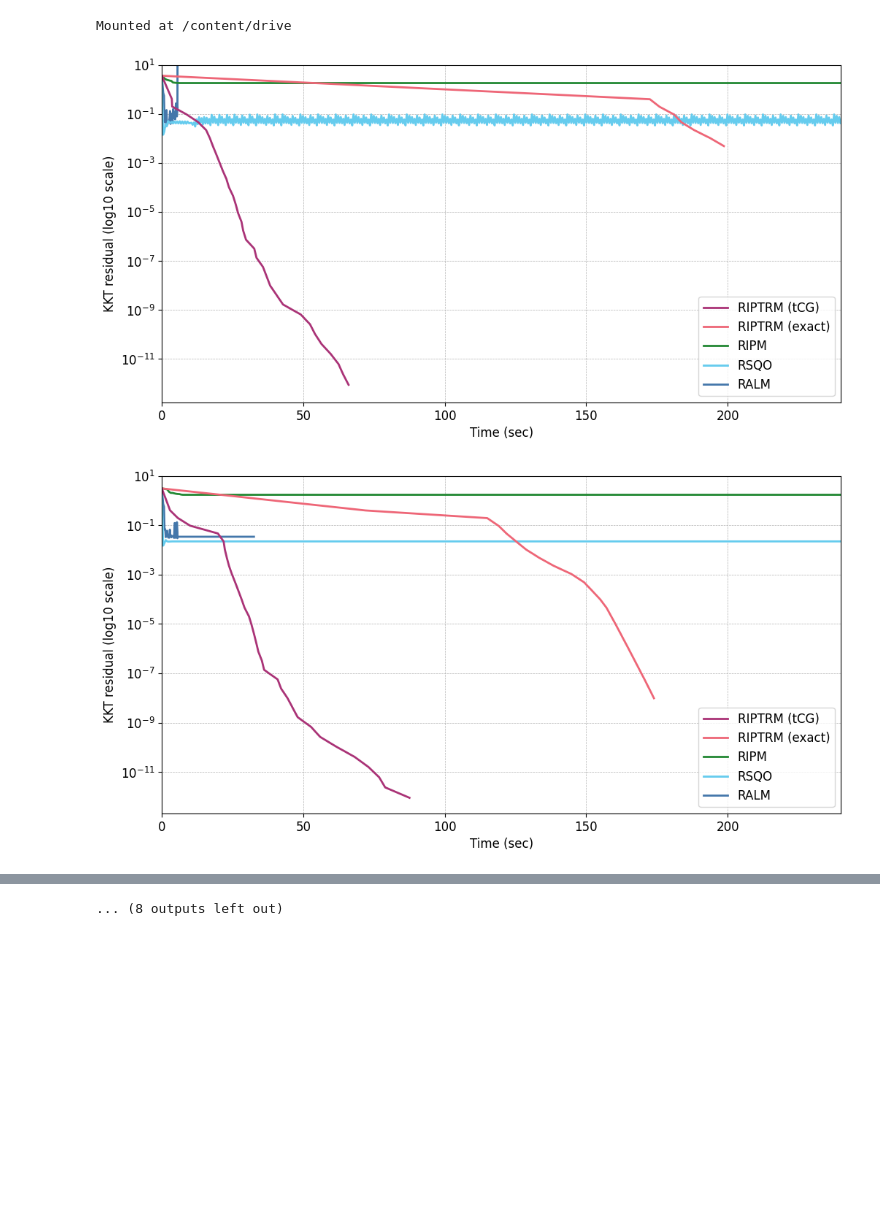
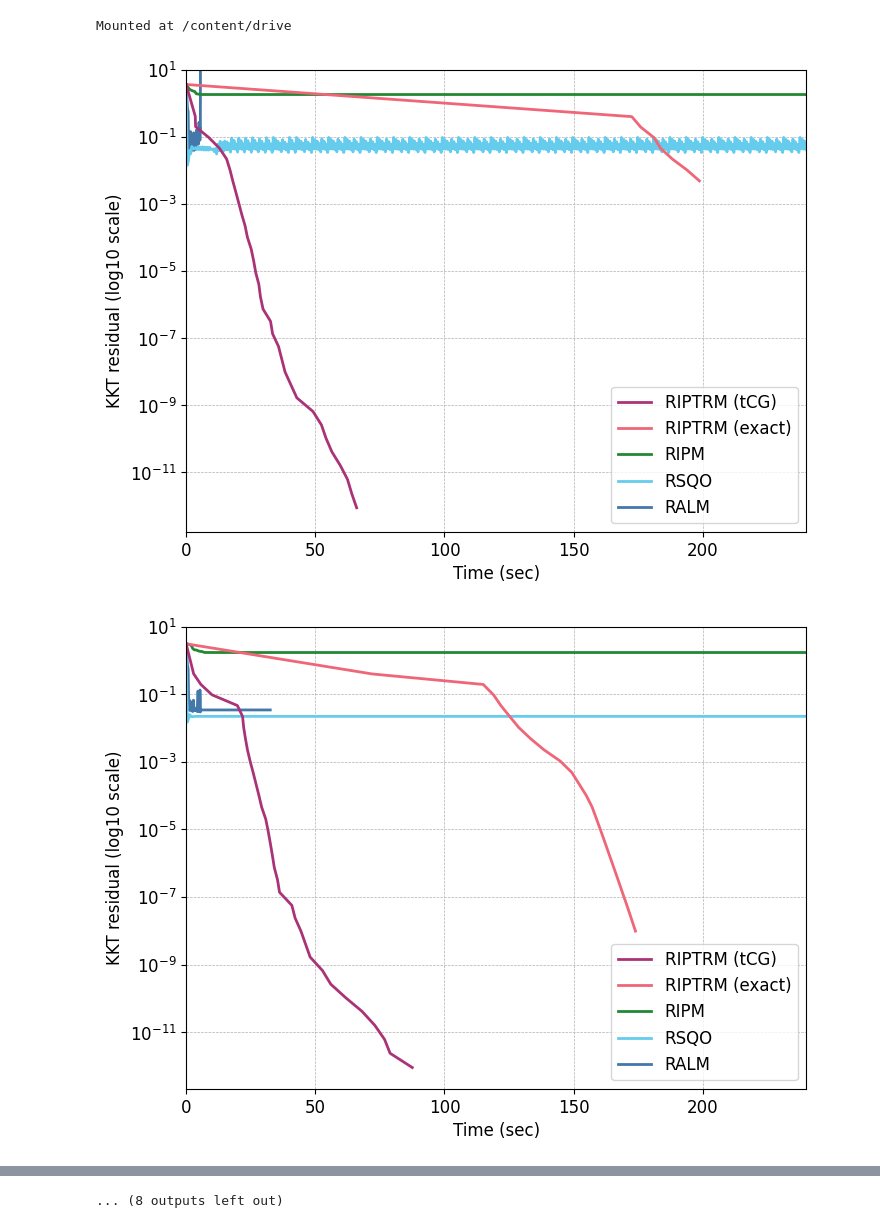
Before and after one commit to shirokumakur0/Riemannian-interior-point-trust-region-method, a Jupyter notebook: src/StableIdentification/colab_analyzer.ipynb, the cells around one changed output, grey strips where cells are left out. Cells and saved outputs as stored; diff of their text form; code cells hidden in the pictures; blank space fills up the shorter version.

```diff
--- a/src/StableIdentification/colab_analyzer.ipynb
+++ b/src/StableIdentification/colab_analyzer.ipynb
@@ -85,7 +85,7 @@ is_y_logscale = True
 
 for initialpoint in problem_initialpoint:
   # Initial setting
-  plt.figure(figsize=(12, 6))
+  plt.figure(figsize=(8, 6))
   # plt.title(f"{xaxis_col_name} vs {yaxis_col_name} for {problem_name}-{problem_instance}-{initialpoint}")
   plt.ylabel(f"{yaxis_col_name}")
 
@@ -151,32 +151,32 @@ for initialpoint in problem_initialpoint:
     #     # plt.xlabel(f"step")
     #     # If not specified, then use the index as the x-axis
     #     plt.plot(yloaded, label=display_name, color=tol_colors[i % len(tol_colors)], linestyle="-", linewidth=2)
     # else:
     #     plt.xlabel(f"{xaxis_col_name}")
     #     xloaded = log.loc[:,xaxis_col_name]
     #     xloaded = xloaded.to_frame()
     #     xloaded.columns = [solver]
     #     plt.plot(xloaded, yloaded, label=display_name, color=tol_colors[i % len(tol_colors)], linestyle="-", linewidth=2)
 
   # Set the legend, grid, and y-axis scale
   # plt.legend(title="Solver", loc="upper right", fontsize="medium", title_fontsize="large")
   handles, labels = plt.gca().get_legend_handles_labels()
   plt.legend(handles[::-1], labels[::-1], loc="lower right",  title_fontsize="large", fontsize="large")
   # plt.legend(handles[::-1], labels[::-1])  # 順序を逆にしてlegendに渡す
   plt.grid(True, which="both", linestyle="--", linewidth=0.5)
   if is_y_logscale:
       plt.yscale("log")
 
   plt.gca().set_ylim(top=10)
   plt.gca().set_xlim(left=0, right=240)
 
   # Save the plot
   output_folder = f'{root_path}/result/{problem_name}/{problem_instance}/{initialpoint}'
   os.makedirs(f"{root_path}/result/{problem_name}", exist_ok=True)
   os.makedirs(f"{root_path}/result/{problem_name}/{problem_instance}", exist_ok=True)
   os.makedirs(output_folder, exist_ok=True)  # create {problem_name} folder under 'result' folder
   # plt.savefig(f"{output_folder}/{xaxis_col_name}_{yaxis_col_name}.pdf", bbox_inches="tight")
   plt.savefig(f"{output_folder}/{xaxis_col_name}_{yaxis_col_name}_outer.pdf", bbox_inches="tight")
 # %% [output]
-[figure, old version]
+[figure, new version]
-[figure, old version]
+[figure, new version]
```
Also changed, not shown: parts of 2 cells of this notebook, 37 other files.
